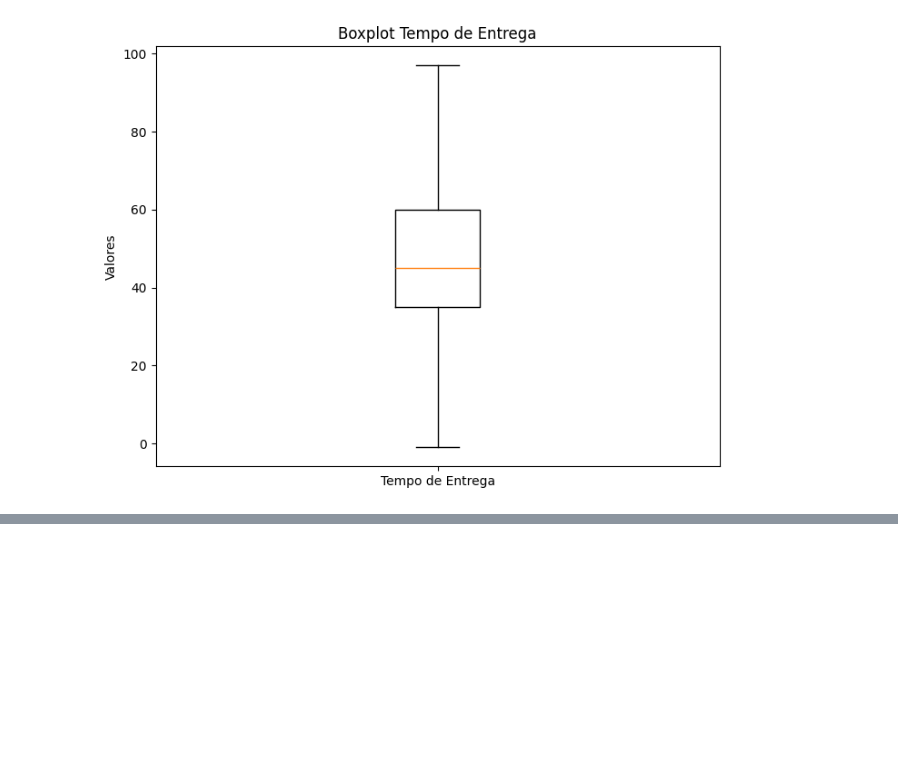
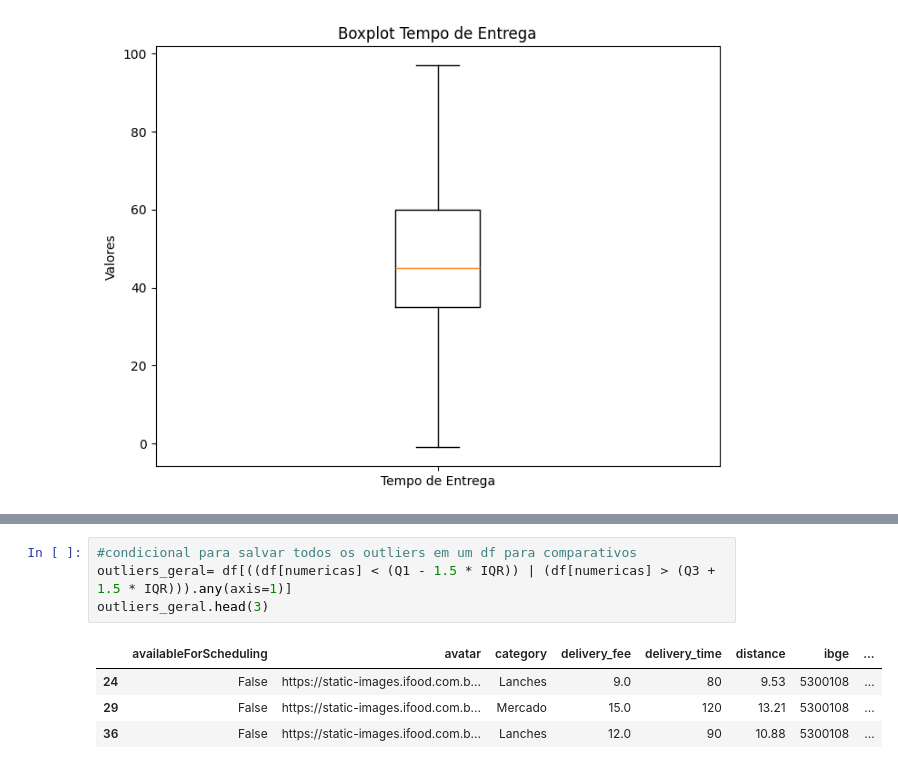
Before and after one commit to thiagolir4/Estatistica_Descritiva_Python, a Jupyter notebook: medidas_estatisticas/medidas_estatisticas.ipynb, the cells around one changed output, grey strips where cells are left out. Drawn from its saved outputs; the diff is of its cells as text; blank space fills up the shorter version.

```diff
--- a/medidas_estatisticas/medidas_estatisticas.ipynb
+++ b/medidas_estatisticas/medidas_estatisticas.ipynb
@@ -344,0 +417,9 @@ Text(0, 0.5, 'Valores')
+# %%
+#condicional para salvar todos os outliers em um df para comparativos
+outliers_geral= df[((df[numericas] < (Q1 - 1.5 * IQR)) | (df[numericas] > (Q3 + 1.5 * IQR))).any(axis=1)]
+outliers_geral.head(3)
+# %% [output]
+|  | availableForScheduling | avatar | category | delivery_fee | delivery_time | distance | ibge | ... |
+| 24 | False | https://static-images.ifood.com.b... | Lanches | 9.0 | 80 | 9.53 | 5300108 | ... |
+| 29 | False | https://static-images.ifood.com.b... | Mercado | 15.0 | 120 | 13.21 | 5300108 | ... |
+| 36 | False | https://static-images.ifood.com.b... | Lanches | 12.0 | 90 | 10.88 | 5300108 | ... |
```
Also changed, not shown: parts of 15 cells of this notebook, 1 other file.
